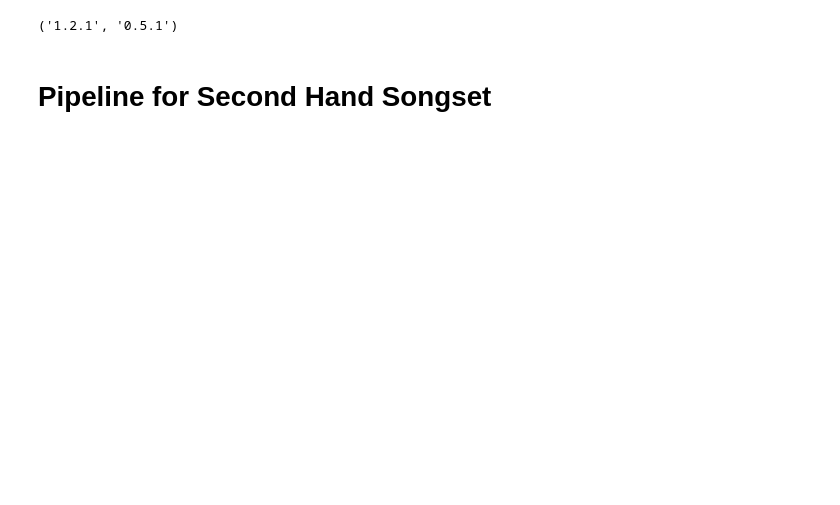
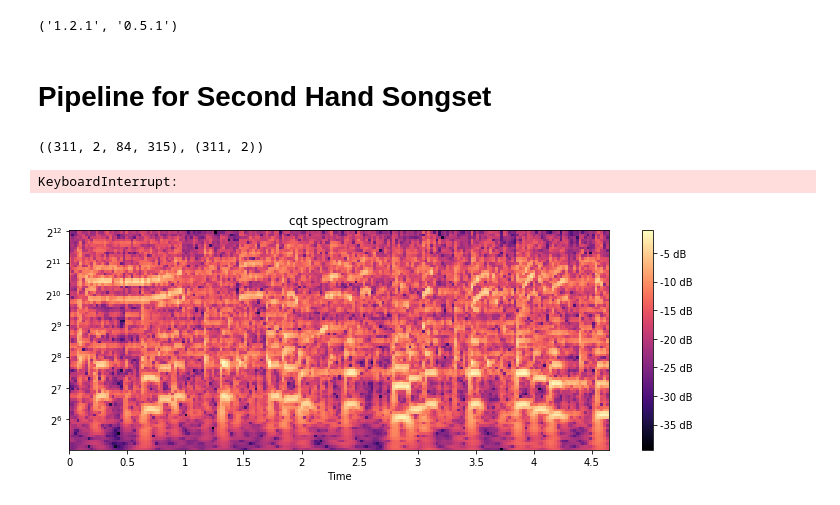
Before and after one commit to markostam/google_asl, a Jupyter notebook: audio_pipeline_test/audio_pipline_test.ipynb, the cells around one changed output. Drawn from its saved outputs; the diff is of its cells as text; code cells hidden in the pictures; blank space fills up the shorter version.

```diff
--- a/audio_pipeline_test/audio_pipline_test.ipynb
+++ b/audio_pipeline_test/audio_pipline_test.ipynb
@@ -172,5 +164,27 @@ def get_slices(filename, sr=22050, hop_length=1024, duration=15, file_read_dur=2
     at_win = tf.map_fn(lambda i: spec_1_t[:,i:i+slice_size], tf.range(ncols - slice_size+1), dtype=tf.float32)
     at_shuff = tf.random_shuffle(at_win)
     return at_shuff
+# %%
+with tf.Session() as sess:
+    init = tf.global_variables_initializer()
+    coord = tf.train.Coordinator()
+    threads = tf.train.start_queue_runners(sess=sess, coord=coord)
+    a,b = sess.run([specs, labels_tiled])
+    print(a.shape, b.shape)
+    coord.request_stop()
+    coord.join(threads)
+# %% [output]
+((311, 2, 84, 315), (311, 2))
+KeyboardInterrupt:
+# %%
+plt.figure(figsize=(10, 4))
+librosa.display.specshow(a[1][1][:,:200],
+                          y_axis='cqt', fmax=11025,
+                          x_axis='time')
+plt.colorbar(format='%+2.0f dB')
+plt.title('cqt spectrogram')
+plt.tight_layout()
+# %% [output]
+[figure, added]
 # %%
 specs = tf.stack([get_slices(f0), get_slices(f1)],1)
```
Also changed, not shown: parts of 7 cells of this notebook.
